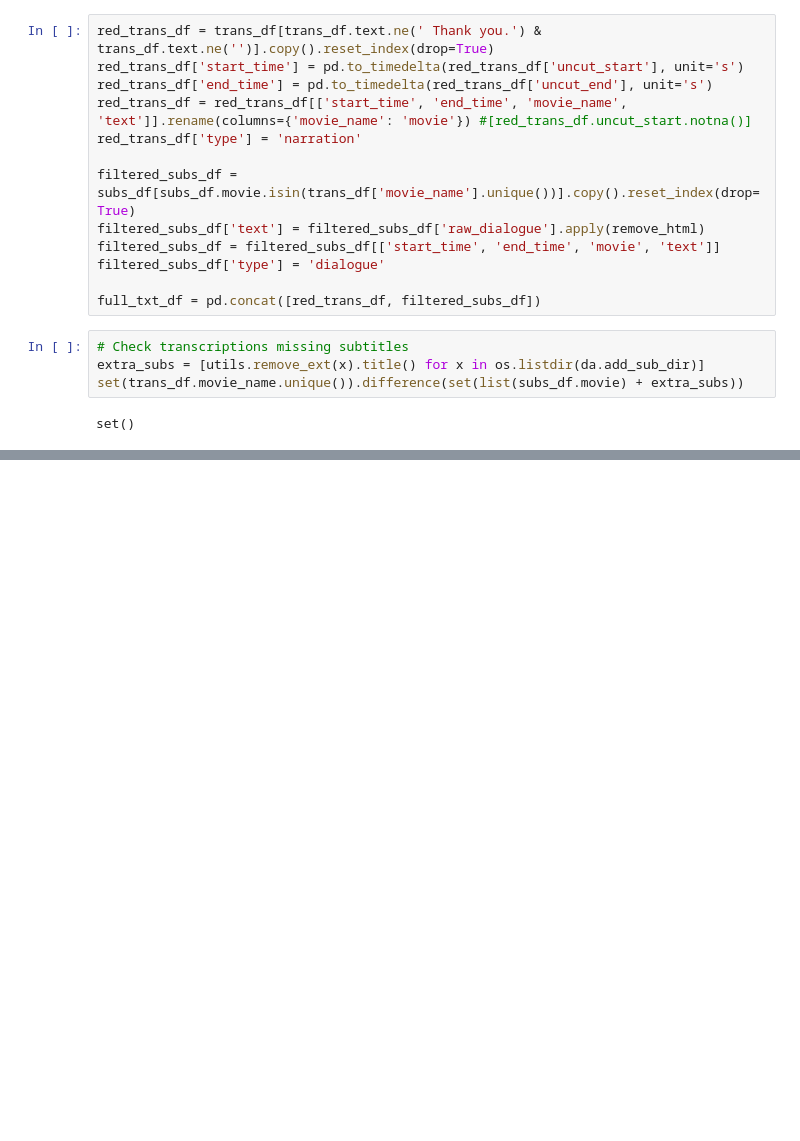
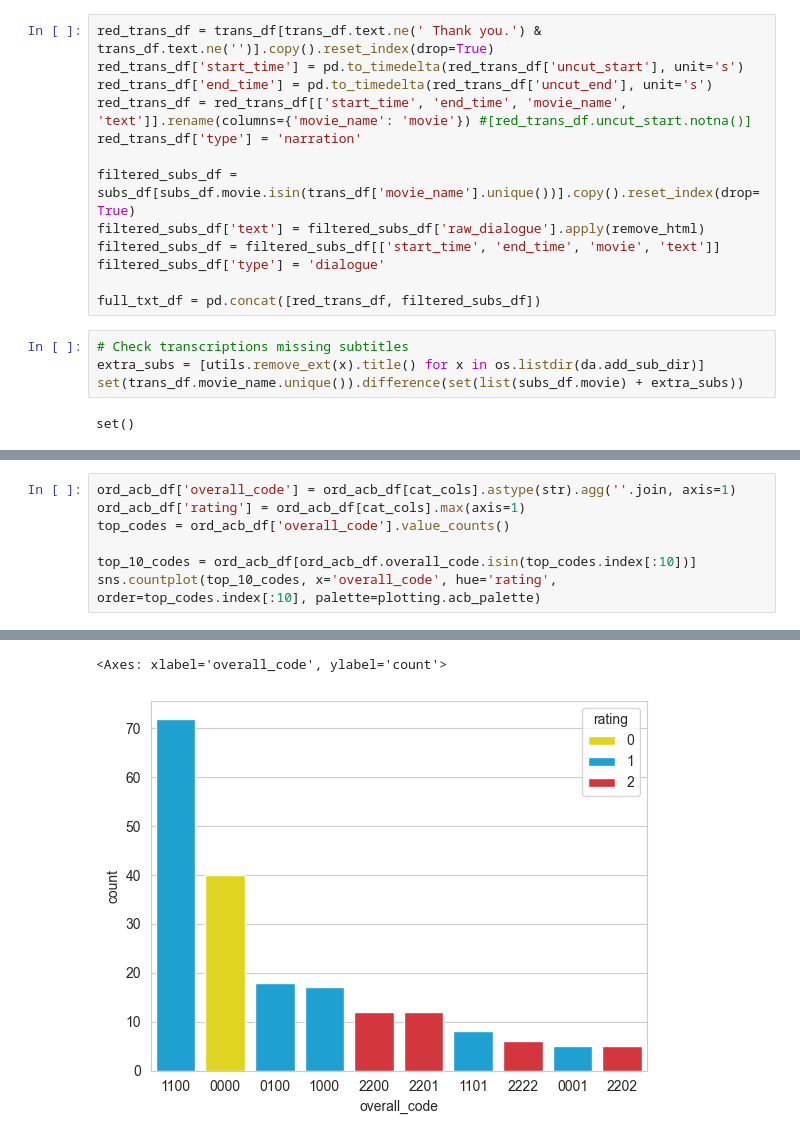
Before and after one commit to sydney-machine-learning/audiodescription-abusedetection, a Jupyter notebook: 02_data_preparation.ipynb, the cells around one changed output, grey strips where cells are left out. Cells and saved outputs as stored; diff of their text form; blank space fills up the shorter version.

```diff
--- a/02_data_preparation.ipynb
+++ b/02_data_preparation.ipynb
@@ -188,0 +227,8 @@ Text(0.5, 1.0, 'Correlation of Ratings Categories')
+# %%
+ord_acb_df['overall_code'] = ord_acb_df[cat_cols].astype(str).agg(''.join, axis=1)
+ord_acb_df['rating'] = ord_acb_df[cat_cols].max(axis=1)
+top_codes = ord_acb_df['overall_code'].value_counts()
+
+top_10_codes = ord_acb_df[ord_acb_df.overall_code.isin(top_codes.index[:10])]
+sns.countplot(top_10_codes, x='overall_code', hue='rating', order=top_codes.index[:10], palette=plotting.acb_palette)
+# %% [output]
@@ -188,0 +237,2 @@ Text(0.5, 1.0, 'Correlation of Ratings Categories')
+<Axes: xlabel='overall_code', ylabel='count'>
+[figure, added]
```
Also changed, not shown: parts of 13 cells of this notebook, 5 other files.
